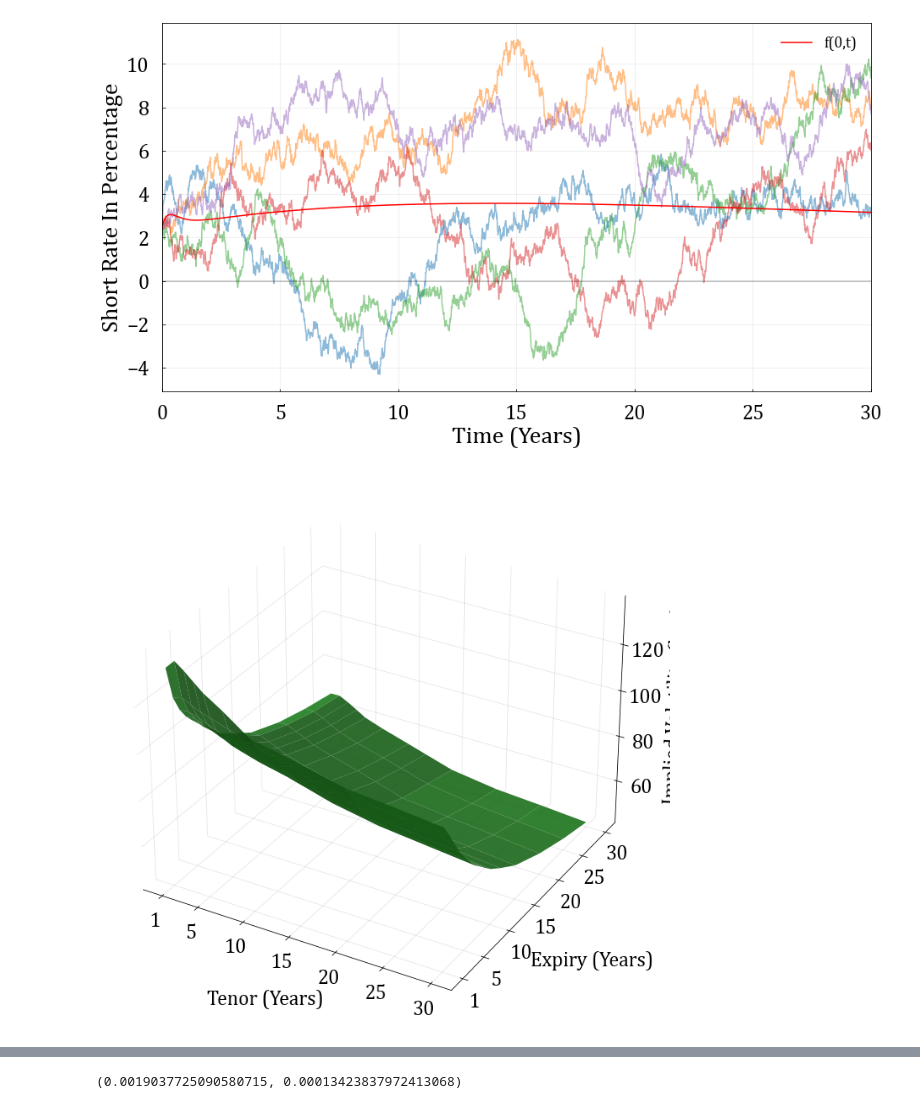
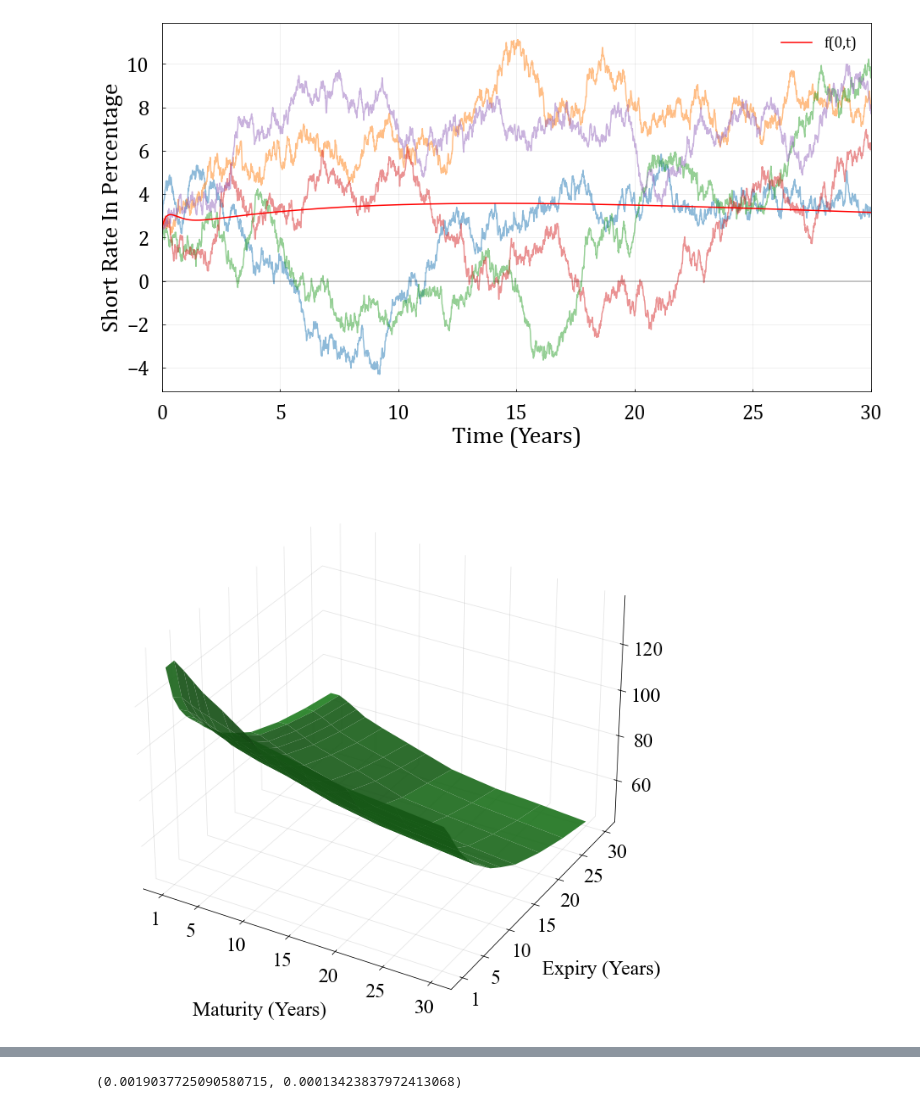
Before and after one commit to Eskild-afk/MasterThesis, a Jupyter notebook: quikMaths.ipynb, the cells around one changed output, grey strips where cells are left out. Saved outputs shown, nothing was run; the diff lists cells and outputs as text; code cells hidden in the pictures.

```diff
--- a/quikMaths.ipynb
+++ b/quikMaths.ipynb
@@ -116,38 +116,38 @@ ax.set_zlabel('Implied Volatility')
 ax.zaxis.labelpad=-0.7
 ax.set_yticks(straddlesobs.columns/12)
 ax.set_yticks((1, 5, 10, 15, 20, 25, 30))
 ax.tick_params(labelsize=24, pad = 5, direction = 'out')
 #ax.tick_params(axis='y', labelsize=24, pad = 5)
 ax.tick_params(axis='z', labelsize=24, pad = 10)
 #ax.set_yticklabels([f'{int(x/12)}Y' for x in straddlesobs.columns])
 #ax.set_yticklabels([int(x/12) for x in straddlesobs.columns])
 
 #Background
 ax.xaxis.pane.fill = False
 ax.yaxis.pane.fill = False
 ax.zaxis.pane.fill = False
 
 ax.view_init(30, 300)
 
 ax.xaxis.pane.set_edgecolor('w')
 ax.yaxis.pane.set_edgecolor('w')
 ax.zaxis.pane.set_edgecolor('w')
 #Labelling
 ax.xaxis.set_rotate_label(False)
 ax.yaxis.set_rotate_label(False)
 
-ax.xaxis.labelpad = 30
-ax.yaxis.labelpad = 40
-ax.zaxis.labelpad = 20
+ax.xaxis.labelpad = 40
+ax.yaxis.labelpad = 50
+ax.zaxis.labelpad = 30
 
-ax.set_xlabel('Tenor (Years)', fontsize = 24, rotation = 0)
+ax.set_xlabel('Maturity (Years)', fontsize = 24, rotation = 0)
 ax.set_ylabel('Expiry (Years)', fontsize = 24, rotation = 0)
 ax.set_zlabel('Implied Volatility (bps)', fontsize = 24)
 bbox = fig.bbox_inches.from_bounds(0, 1.25, 12, 9.5)
 
 plt.savefig(f'./Graphs/Implied_Volatility.png', bbox_inches=bbox)
 # %% [output]
-[figure, old version]
+[figure, new version]
 # %%
 straddlesobs
 # %% [output]
```
Also changed, not shown: parts of 2 cells of this notebook, 22 other files.
